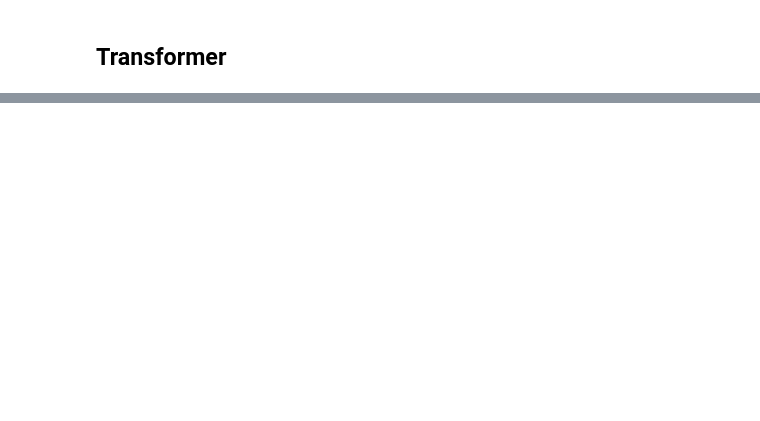
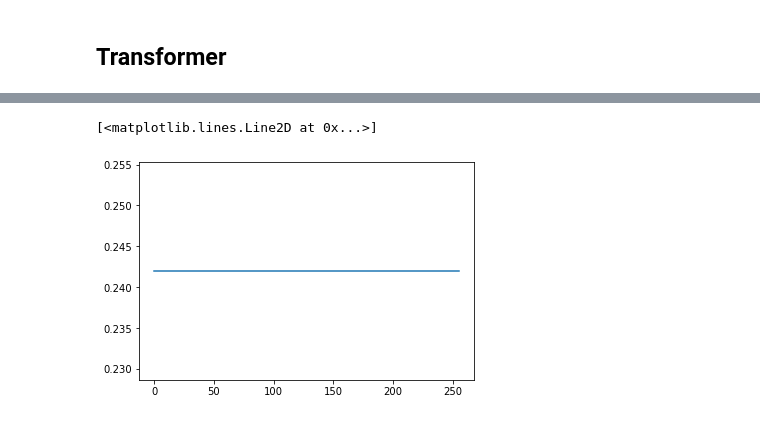
Before and after one commit to NikolayGromov/extreme-events, a Jupyter notebook: Bin data experiments/LSTM bin data.ipynb, the cells around one changed output, grey strips where cells are left out. Cells and saved outputs as stored; diff of their text form; code cells hidden in the pictures; blank space fills up the shorter version.

```diff
--- a/Bin data experiments/LSTM bin data.ipynb
+++ b/Bin data experiments/LSTM bin data.ipynb
@@ -445,0 +473,5 @@ for epoch in range(200):
+# %%
+plt.plot(norm.pdf([1] * 256, 0, 1))
+# %% [output]
+[<matplotlib.lines.Line2D at 0x...>]
+[figure, added]
```
Also changed, not shown: parts of 23 cells of this notebook, 2 other files.
